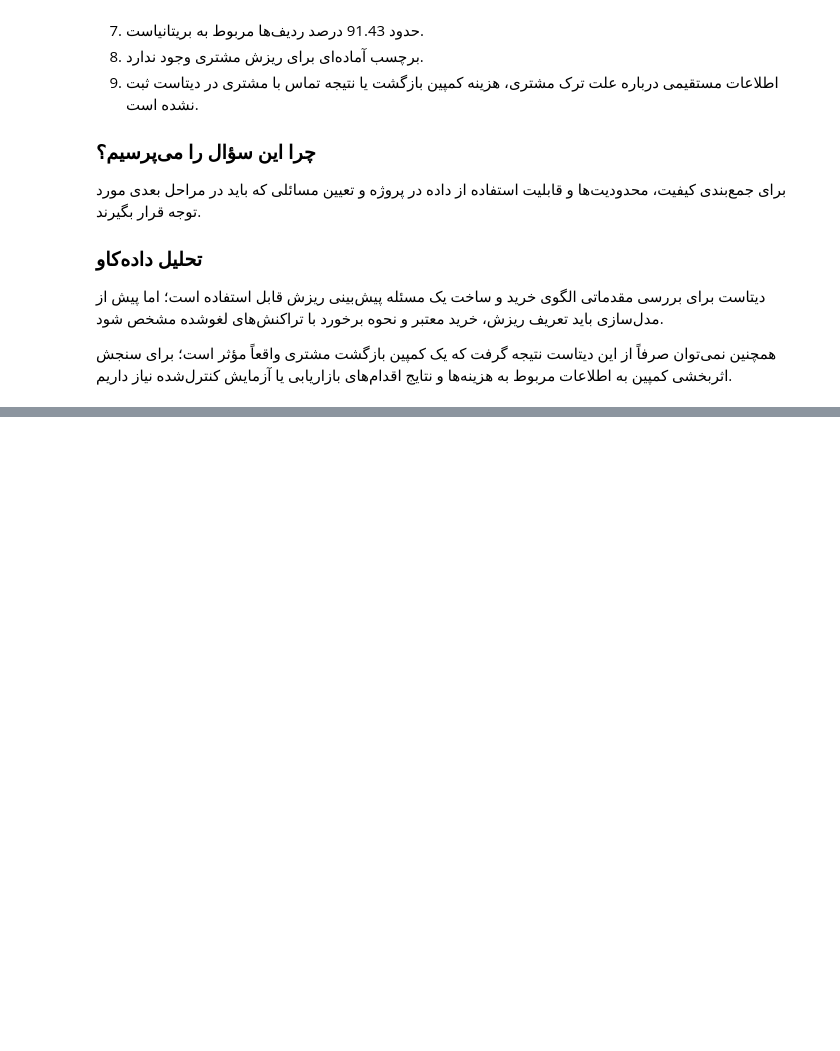
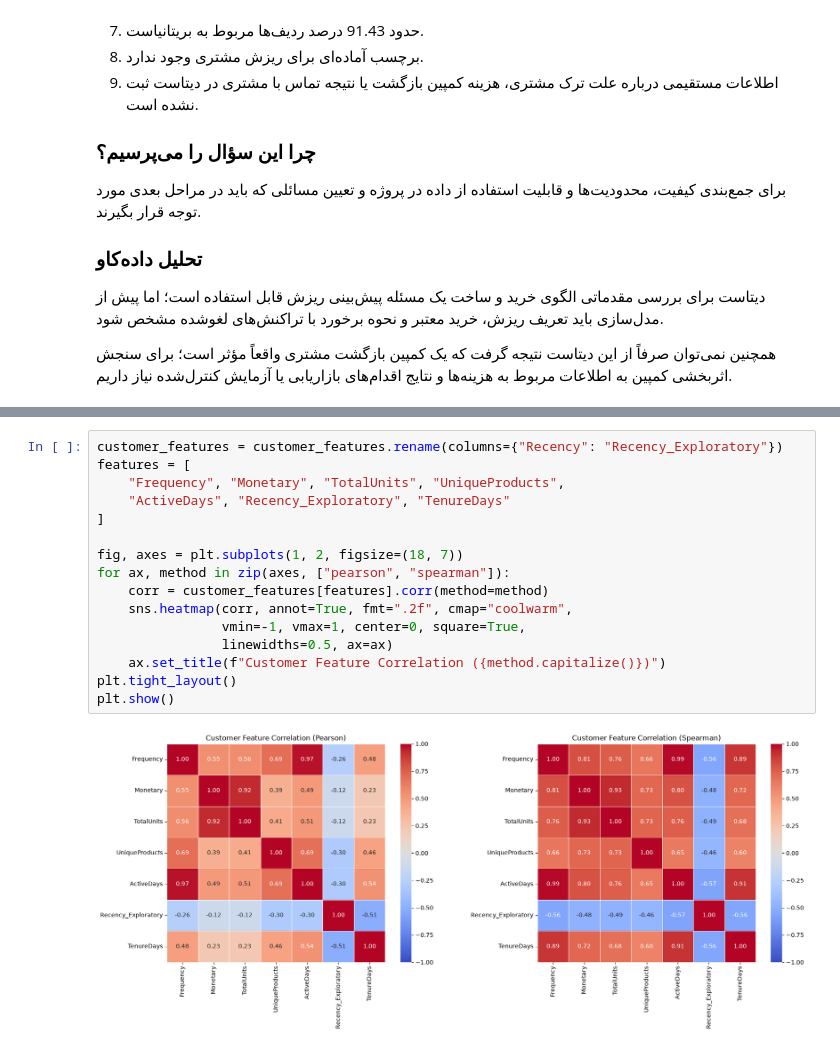
Before and after one commit to Mahdikhoraj/Data-Mining-Online-Shop, a Jupyter notebook: 02_Data Understanding/DataUnderestanding.ipynb, the cells around one changed output, grey strips where cells are left out. Drawn from its saved outputs; the diff is of its cells as text; blank space fills up the shorter version.

```diff
--- a/02_Data Understanding/DataUnderestanding.ipynb
+++ b/02_Data Understanding/DataUnderestanding.ipynb
@@ -972,0 +1140,18 @@ plt.show()
+# %%
+customer_features = customer_features.rename(columns={"Recency": "Recency_Exploratory"})
+features = [
+    "Frequency", "Monetary", "TotalUnits", "UniqueProducts",
+    "ActiveDays", "Recency_Exploratory", "TenureDays"
+]
+
+fig, axes = plt.subplots(1, 2, figsize=(18, 7))
+for ax, method in zip(axes, ["pearson", "spearman"]):
+    corr = customer_features[features].corr(method=method)
+    sns.heatmap(corr, annot=True, fmt=".2f", cmap="coolwarm",
+                vmin=-1, vmax=1, center=0, square=True,
+                linewidths=0.5, ax=ax)
+    ax.set_title(f"Customer Feature Correlation ({method.capitalize()})")
+plt.tight_layout()
+plt.show()
+# %% [output]
+[figure, added]
```
Also changed, not shown: parts of 8 cells of this notebook.
